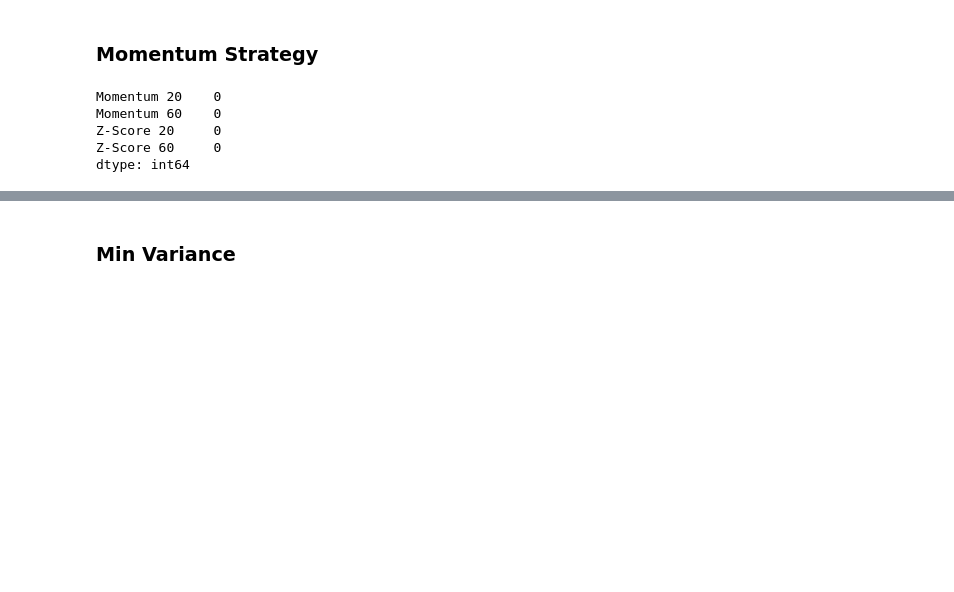
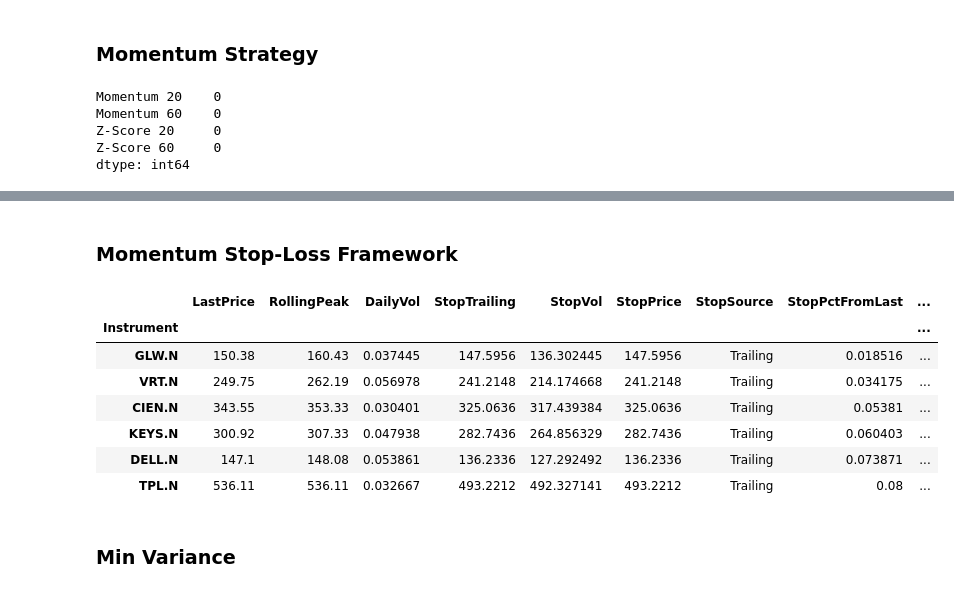
Before and after one commit to whiplash9102/ESG_Portfolio, a Jupyter notebook: v1.4/stockScreener.ipynb, the cells around one changed output, grey strips where cells are left out. Saved outputs shown, nothing was run; the diff lists cells and outputs as text; code cells hidden in the pictures; blank space fills up the shorter version.

```diff
--- a/v1.4/stockScreener.ipynb
+++ b/v1.4/stockScreener.ipynb
@@ -465,3 +405,81 @@ momentum_stops
+# %% [markdown]
+### Momentum Stop-Loss Framework
+# %%
+import numpy as np
+import pandas as pd
+
+
+def momentum_stoploss_table(
+    price_df,
+    picks,
+    trail_lookback=20,
+    trail_pct=0.08,
+    vol_lookback=20,
+    vol_k=2.5,
+    use_log_returns=True,
+):
+    if isinstance(picks, pd.DataFrame):
+        tickers = picks.index.tolist()
+    else:
+        tickers = list(pd.Index(picks))
+
+    tickers = [t for t in tickers if t in price_df.columns]
+    if not tickers:
+        raise ValueError("No overlap between picks and price_df columns.")
+
+    min_required = max(trail_lookback, vol_lookback) + 1
+    px = price_df[tickers].sort_index().ffill().dropna(how="all")
+    px = px.loc[:, px.count().ge(min_required)]
+    if px.empty:
+        raise ValueError("No ticker has enough history for the selected lookback windows.")
+
+    returns = np.log(px).diff() if use_log_returns else px.pct_change()
+
+    last_px = px.iloc[-1]
+    rolling_peak = px.rolling(trail_lookback, min_periods=trail_lookback).max().iloc[-1]
+    vol_daily = returns.rolling(vol_lookback, min_periods=vol_lookback).std().iloc[-1]
+
+    stop_trailing = (rolling_peak * (1 - trail_pct)).clip(lower=0)
+    stop_vol = (last_px * (1 - vol_k * vol_daily)).clip(lower=0)
+
+    stop_candidates = pd.concat({"Trailing": stop_trailing, "Volatility": stop_vol}, axis=1)
+
+    out = pd.DataFrame({
+        "LastPrice": last_px,
+        "RollingPeak": rolling_peak,
+        "DailyVol": vol_daily,
+        "StopTrailing": stop_candidates["Trailing"],
+        "StopVol": stop_candidates["Volatility"],
+    })
+    out["StopPrice"] = stop_candidates.max(axis=1)
+    out["StopSource"] = np.where(out["StopTrailing"] >= out["StopVol"], "Trailing", "Volatility")
+    out["StopPctFromLast"] = ((out["LastPrice"] - out["StopPrice"]) / out["LastPrice"]).clip(lower=0)
+    out["TriggerNow"] = out["LastPrice"] <= out["StopPrice"]
+    out["Status"] = np.where(out["TriggerNow"], "EXIT", "HOLD")
+    out.index.name = "Instrument"
+
+    return out.sort_values(["TriggerNow", "StopPctFromLast"], ascending=[False, True])
+
+
+momentum_stops = momentum_stoploss_table(
+    price_df=df_history,
+    picks=picks,
+    trail_lookback=20,
+    trail_pct=0.08,
+    vol_lookback=20,
+    vol_k=2.5,
+)
+
+momentum_stops
+# %% [output]
+|  | LastPrice | RollingPeak | DailyVol | StopTrailing | StopVol | StopPrice | StopSource | StopPctFromLast | ... |
+| Instrument |  |  |  |  |  |  |  |  | ... |
+| GLW.N | 150.38 | 160.43 | 0.037445 | 147.5956 | 136.302445 | 147.5956 | Trailing | 0.018516 | ... |
+| VRT.N | 249.75 | 262.19 | 0.056978 | 241.2148 | 214.174668 | 241.2148 | Trailing | 0.034175 | ... |
+| CIEN.N | 343.55 | 353.33 | 0.030401 | 325.0636 | 317.439384 | 325.0636 | Trailing | 0.05381 | ... |
+| KEYS.N | 300.92 | 307.33 | 0.047938 | 282.7436 | 264.856329 | 282.7436 | Trailing | 0.060403 | ... |
+| DELL.N | 147.1 | 148.08 | 0.053861 | 136.2336 | 127.292492 | 136.2336 | Trailing | 0.073871 | ... |
+| TPL.N | 536.11 | 536.11 | 0.032667 | 493.2212 | 492.327141 | 493.2212 | Trailing | 0.08 | ... |
 # %% [markdown]
 ### Min Variance
 # %% [markdown]
```
Also changed, not shown: parts of 29 cells of this notebook, 16 other files.
